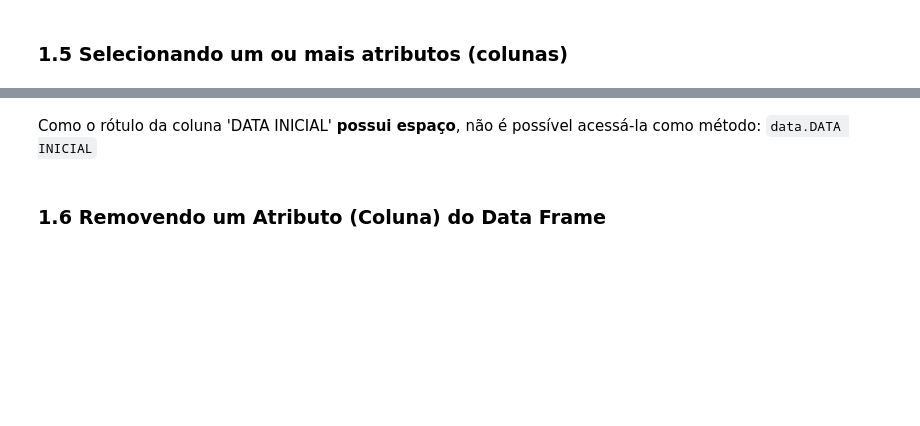
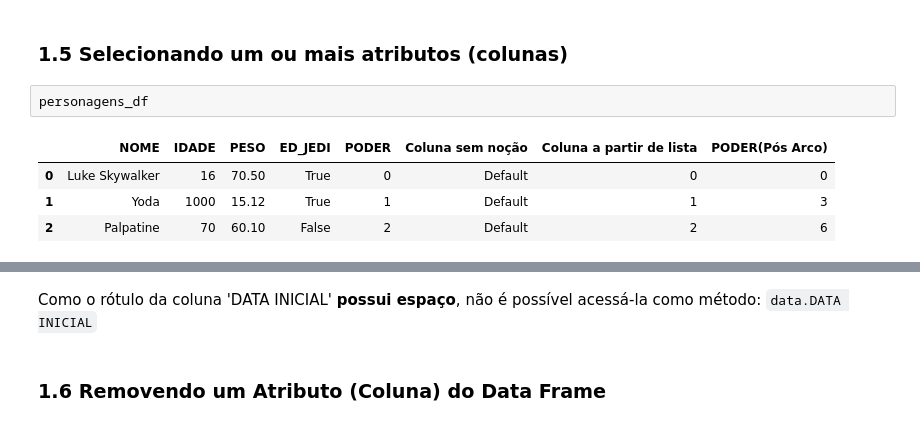
Before and after one commit to JairCipriano/projeto_machine_learning, a Jupyter notebook: projeto_pandas/manipulacao_de_dados_codigo_base.ipynb, the cells around one changed output, grey strips where cells are left out. Saved outputs shown, nothing was run; the diff lists cells and outputs as text; blank space fills up the shorter version.

```diff
--- a/projeto_pandas/manipulacao_de_dados_codigo_base.ipynb
+++ b/projeto_pandas/manipulacao_de_dados_codigo_base.ipynb
@@ -490,2 +632,9 @@ Mostrando linhas específicas de um DataFrame:
 # %% [markdown]
 ### 1.5 Selecionando um ou mais atributos (colunas)
+# %%
+personagens_df
+# %% [output]
+|  | NOME | IDADE | PESO | ED_JEDI | PODER | Coluna sem noção | Coluna a partir de lista | PODER(Pós Arco) |
+| 0 | Luke Skywalker | 16 | 70.50 | True | 0 | Default | 0 | 0 |
+| 1 | Yoda | 1000 | 15.12 | True | 1 | Default | 1 | 3 |
+| 2 | Palpatine | 70 | 60.10 | False | 2 | Default | 2 | 6 |
```
Also changed, not shown: parts of 39 cells of this notebook, 1 other file.
